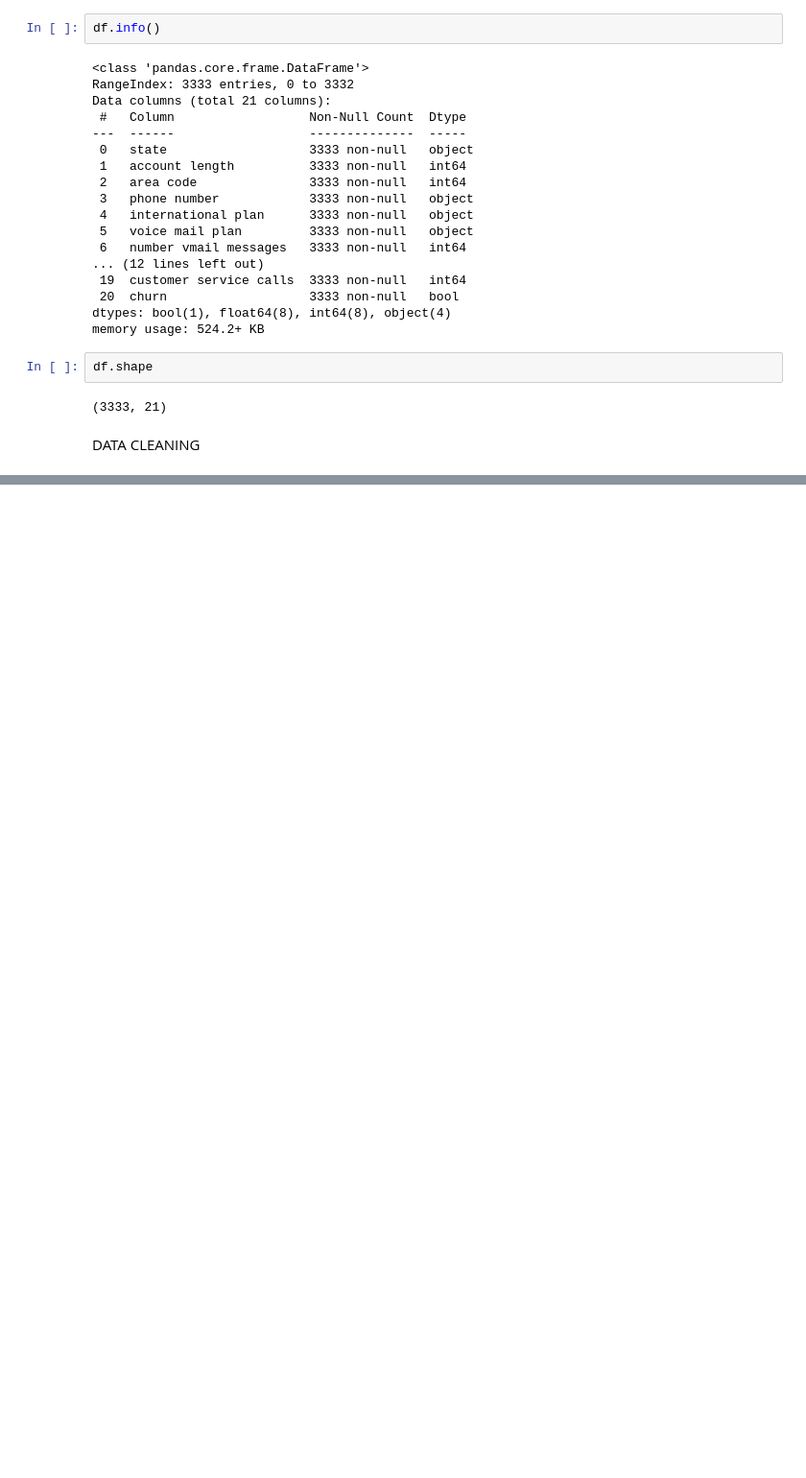
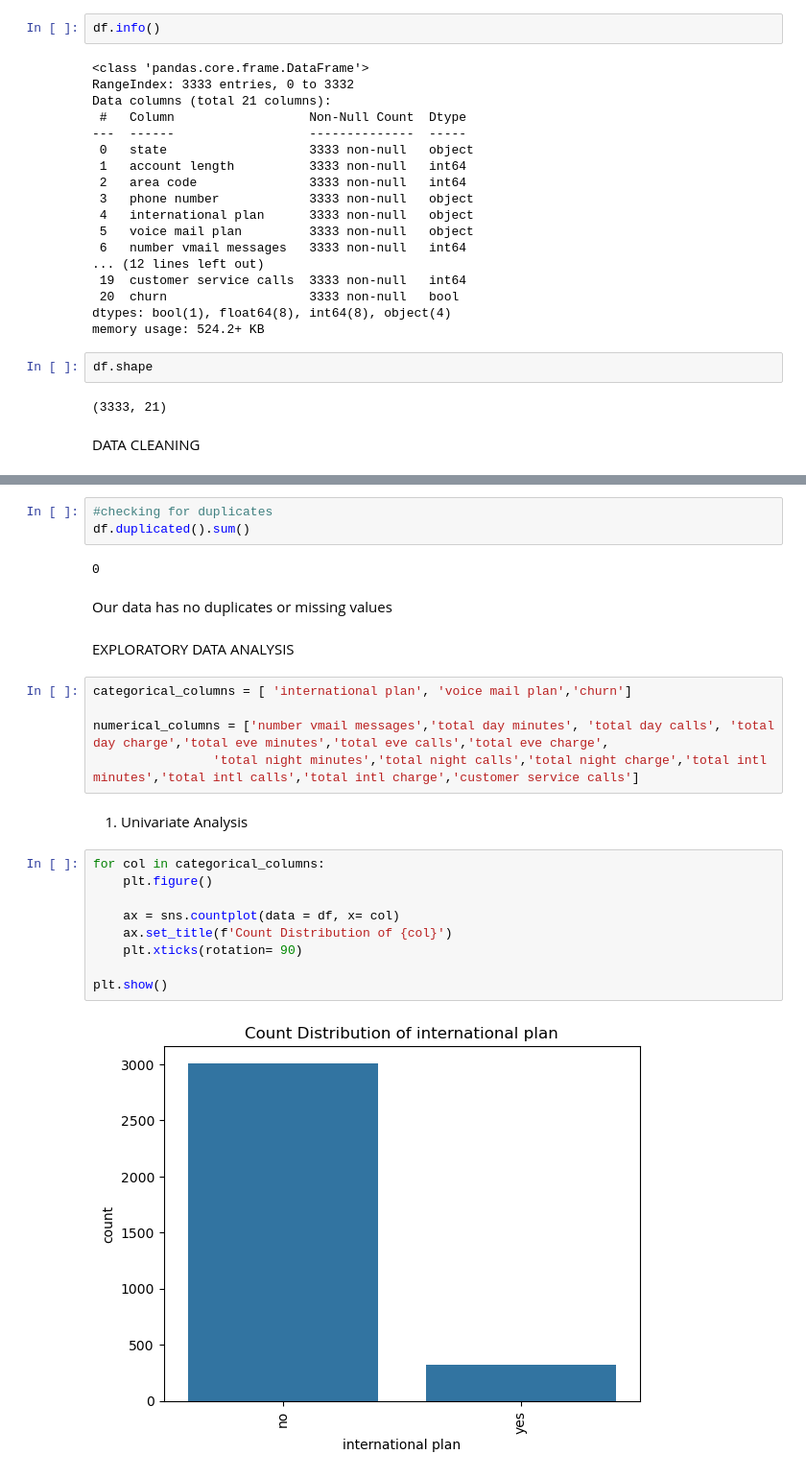
Before and after one commit to SilviaGworit/dsc-phase-3-project-, a Jupyter notebook: Student.ipynb, the cells around one changed output, grey strips where cells are left out. Shown at 96% size. Cells and saved outputs as stored; diff of their text form; blank space fills up the shorter version.

Commit message:
Univariate Analysis

```diff
--- a/Student.ipynb
+++ b/Student.ipynb
@@ -112,0 +134,27 @@ DATA CLEANING
+# %%
+#checking for duplicates
+df.duplicated().sum()
+# %% [output]
+0
+# %% [markdown]
+Our data has no duplicates or missing values
+# %% [markdown]
+EXPLORATORY DATA ANALYSIS
+# %%
+categorical_columns = [ 'international plan', 'voice mail plan','churn']
+
+numerical_columns = ['number vmail messages','total day minutes', 'total day calls', 'total day charge','total eve minutes','total eve calls','total eve charge',
+                'total night minutes','total night calls','total night charge','total intl minutes','total intl calls','total intl charge','customer service calls']
+# %% [markdown]
+1. Univariate Analysis
+# %%
+for col in categorical_columns:
+    plt.figure()
+
+    ax = sns.countplot(data = df, x= col)
+    ax.set_title(f'Count Distribution of {col}')
+    plt.xticks(rotation= 90)
+
+plt.show()
+# %% [output]
+[figure, added]
```
Also changed, not shown: parts of 13 cells of this notebook.
